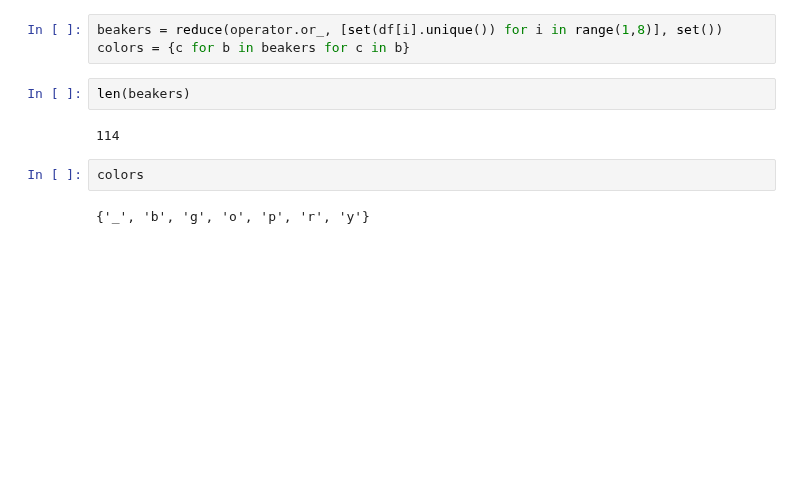
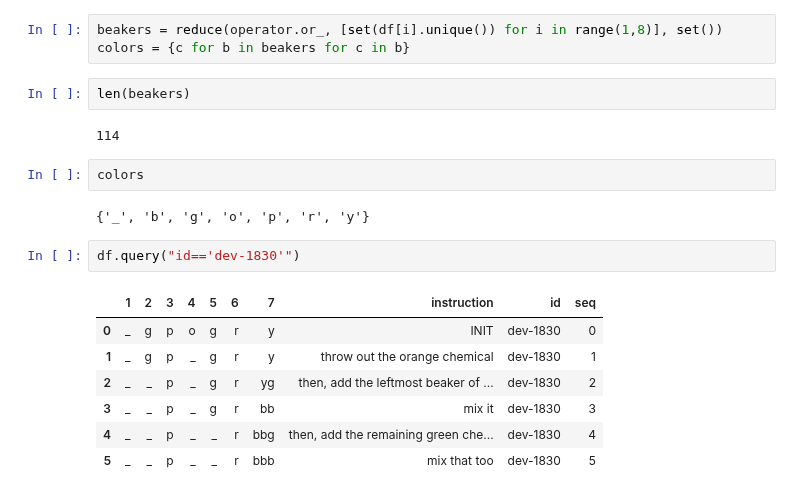
Before and after one commit to urigoren/recipe_scheduler, a Jupyter notebook: notebooks/scone.ipynb, the cells around one changed output. Cells and saved outputs as stored; diff of their text form; blank space fills up the shorter version.

```diff
--- a/notebooks/scone.ipynb
+++ b/notebooks/scone.ipynb
@@ -78,3 +82,13 @@ len(beakers)
 colors
 # %% [output]
 {'_', 'b', 'g', 'o', 'p', 'r', 'y'}
+# %%
+df.query("id=='dev-1830'")
+# %% [output]
+|  | 1 | 2 | 3 | 4 | 5 | 6 | 7 | instruction | id | seq |
+| 0 | _ | g | p | o | g | r | y | INIT | dev-1830 | 0 |
+| 1 | _ | g | p | _ | g | r | y | throw out the orange chemical | dev-1830 | 1 |
+| 2 | _ | _ | p | _ | g | r | yg | then, add the leftmost beaker of ... | dev-1830 | 2 |
+| 3 | _ | _ | p | _ | g | r | bb | mix it | dev-1830 | 3 |
+| 4 | _ | _ | p | _ | _ | r | bbg | then, add the remaining green che... | dev-1830 | 4 |
+| 5 | _ | _ | p | _ | _ | r | bbb | mix that too | dev-1830 | 5 |
```
Also changed, not shown: parts of 3 cells of this notebook.
